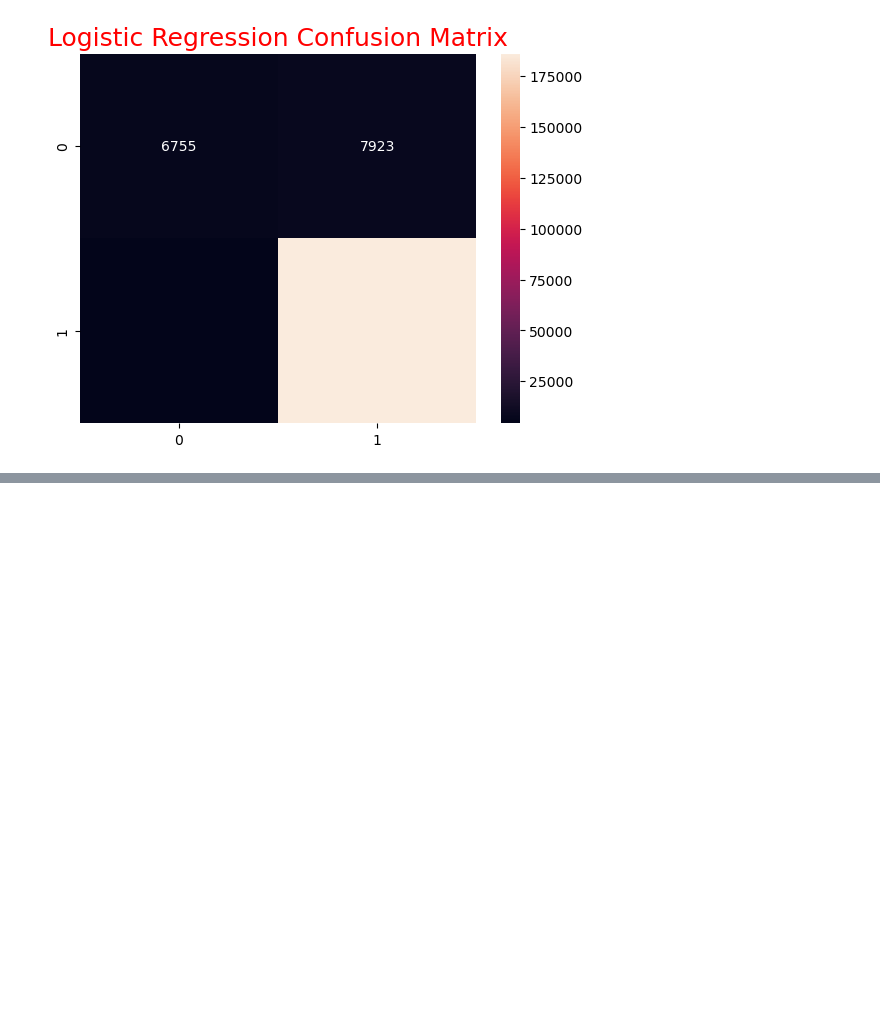
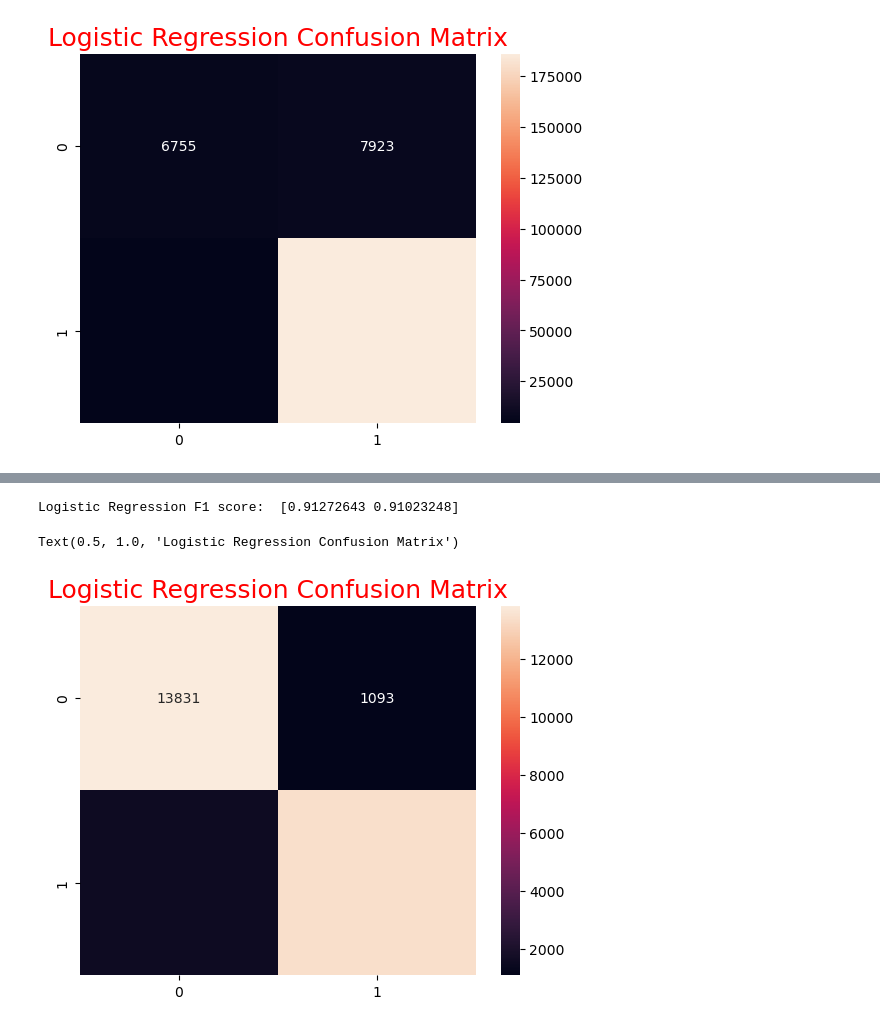
Before and after one commit to KOexPlay/Machine-Learning, a Jupyter notebook: covid_project.ipynb, the cells around one changed output, grey strips where cells are left out. Cells and saved outputs as stored; diff of their text form; code cells hidden in the pictures; blank space fills up the shorter version.

```diff
--- a/covid_project.ipynb
+++ b/covid_project.ipynb
@@ -276,0 +340,6 @@ IndentationError: unexpected indent (2736863905.py, line 2)
+# %%
+# Logistic regression after under sampling
+
+log_reg = LogisticRegression()
+log_reg.fit(train_x, train_y)
+print("Logistic Regression: ", log_reg.score(test_x, test_y))
@@ -276,0 +355,10 @@ IndentationError: unexpected indent (2736863905.py, line 2)
+# %%
+print("Logistic Regression F1 score: ", f1_score(test_y, log_reg.predict(test_x), average = None))
+# %% [output]
+Logistic Regression F1 score:  [0.91272643 0.91023248]
+# %%
+sns.heatmap(confusion_matrix(test_y, log_reg.predict(test_x)), annot=True, fmt=".0f")
+plt.title("Logistic Regression Confusion Matrix",fontsize=18, color="red")
+# %% [output]
+Text(0.5, 1.0, 'Logistic Regression Confusion Matrix')
+[figure, added]
```
Also changed, not shown: parts of 10 cells of this notebook.
